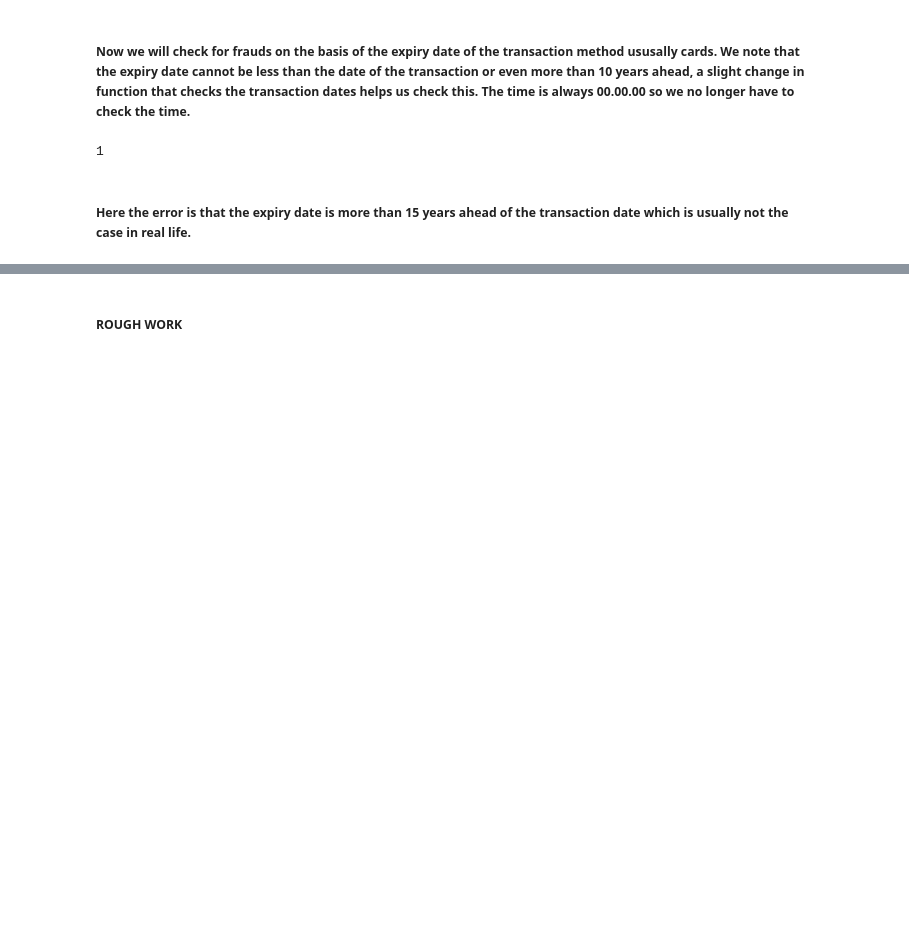
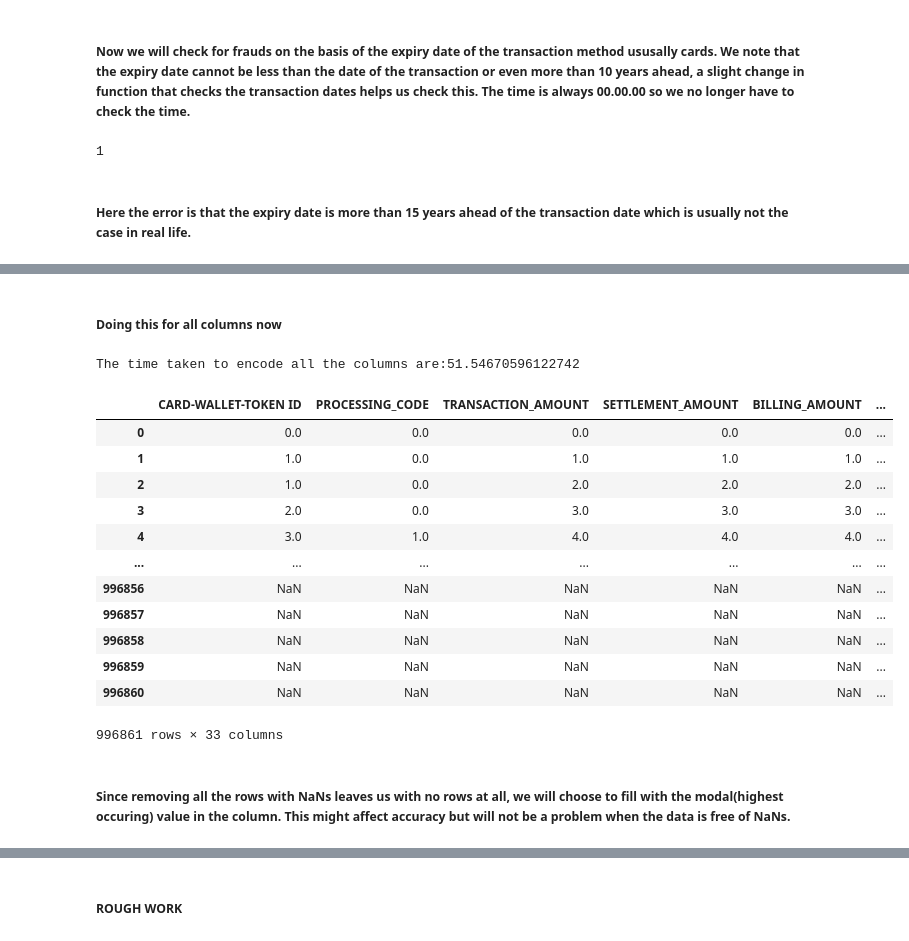
Before and after one commit to apgodbole/Fortiate_Project, a Jupyter notebook: Fortiate_DST_3_and_6.ipynb, the cells around one changed output, grey strips where cells are left out. Saved outputs shown, nothing was run; the diff lists cells and outputs as text; code cells hidden in the pictures; blank space fills up the shorter version.

```diff
--- a/Fortiate_DST_3_and_6.ipynb
+++ b/Fortiate_DST_3_and_6.ipynb
@@ -272,0 +325,11 @@ Time taken to find fraud cases: 1.0639889240264893
+# %%
+removable_indices1 = []
+removable_indices2 = []
+for i in data2_copy.columns:
+  if(len(set(data2_copy[i]))==len(data2_copy)):
+    removables_indices.append(i)
+  elif(len(set(data2_copy))==1):
+    removable_indices2.append(i)
+data2_copy = data2_copy.drop(removable_indices1,axis=1)
+data2_copy = data2_copy.drop(removable_indices2,axis=1)
+len(data2_copy.columns)
@@ -272,0 +426,37 @@ Time taken to find fraud cases: 1.0639889240264893
+# %% [markdown]
+##### **Doing this for all columns now**
+# %%
+start = time.time()
+for col in data2_copy.columns:
+  l = data2_copy[col]
+  l=l[pd.isna(l)==False]
+  new_col = pd.Categorical(l, categories=l.unique()).codes
+  df_temp = pd.DataFrame()
+  df_temp[col] = l
+  df_temp[col+' encoded'] = new_col
+  df_temp=df_temp.drop_duplicates()
+  data2_copy=pd.merge(data2_copy, df_temp, how='left', on=col)
+  data2_copy = data2_copy.drop(col,axis=1)
+  data2_copy = data2_copy.rename(columns={col+' encoded': col})
+end = time.time()
+print("The time taken to encode all the columns are:{}".format(end-start))
+# %% [output]
+The time taken to encode all the columns are:51.54670596122742
+# %%
+data2_copy
+# %% [output]
+|  | CARD-WALLET-TOKEN ID | PROCESSING_CODE | TRANSACTION_AMOUNT | SETTLEMENT_AMOUNT | BILLING_AMOUNT | ... |
+| 0 | 0.0 | 0.0 | 0.0 | 0.0 | 0.0 | ... |
+| 1 | 1.0 | 0.0 | 1.0 | 1.0 | 1.0 | ... |
+| 2 | 1.0 | 0.0 | 2.0 | 2.0 | 2.0 | ... |
+| 3 | 2.0 | 0.0 | 3.0 | 3.0 | 3.0 | ... |
+| 4 | 3.0 | 1.0 | 4.0 | 4.0 | 4.0 | ... |
+| ... | ... | ... | ... | ... | ... | ... |
+| 996856 | NaN | NaN | NaN | NaN | NaN | ... |
+| 996857 | NaN | NaN | NaN | NaN | NaN | ... |
+| 996858 | NaN | NaN | NaN | NaN | NaN | ... |
+| 996859 | NaN | NaN | NaN | NaN | NaN | ... |
+| 996860 | NaN | NaN | NaN | NaN | NaN | ... |
+996861 rows × 33 columns
+# %% [markdown]
+##### Since removing all the rows with NaNs leaves us with no rows at all, we will choose to fill with the modal(highest occuring) value in the column. This might affect accuracy but will not be a problem when the data is free of NaNs.
```
Also changed, not shown: parts of 67 cells of this notebook.
